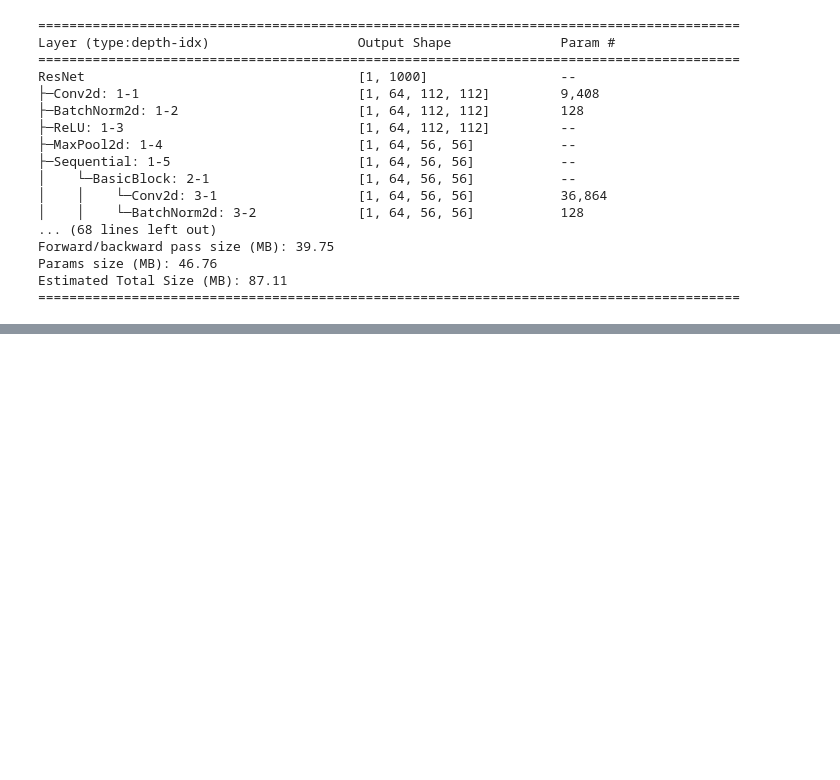
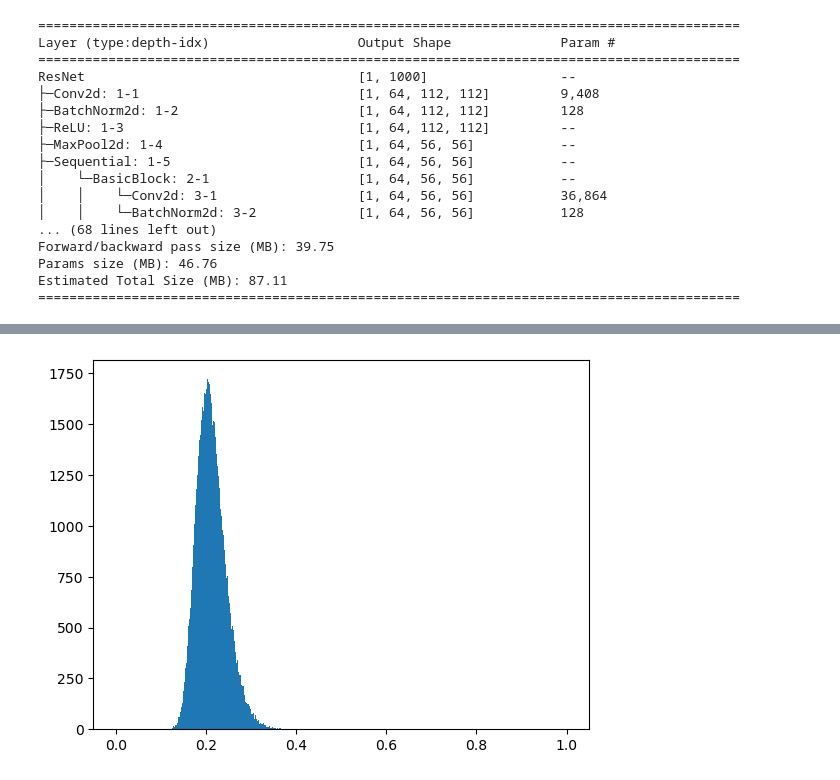
Before and after one commit to astralarya/network_inflation, a Jupyter notebook: Resnet.ipynb, the cells around one changed output, grey strips where cells are left out. Drawn from its saved outputs; the diff is of its cells as text; code cells hidden in the pictures; blank space fills up the shorter version.

```diff
--- a/Resnet.ipynb
+++ b/Resnet.ipynb
@@ -229,0 +253,4 @@ null_similarity(resnet152)
+# %%
+null_similarity(resnet101)
+# %% [output]
+[figure, added]
```
Also changed, not shown: parts of 13 cells of this notebook.
